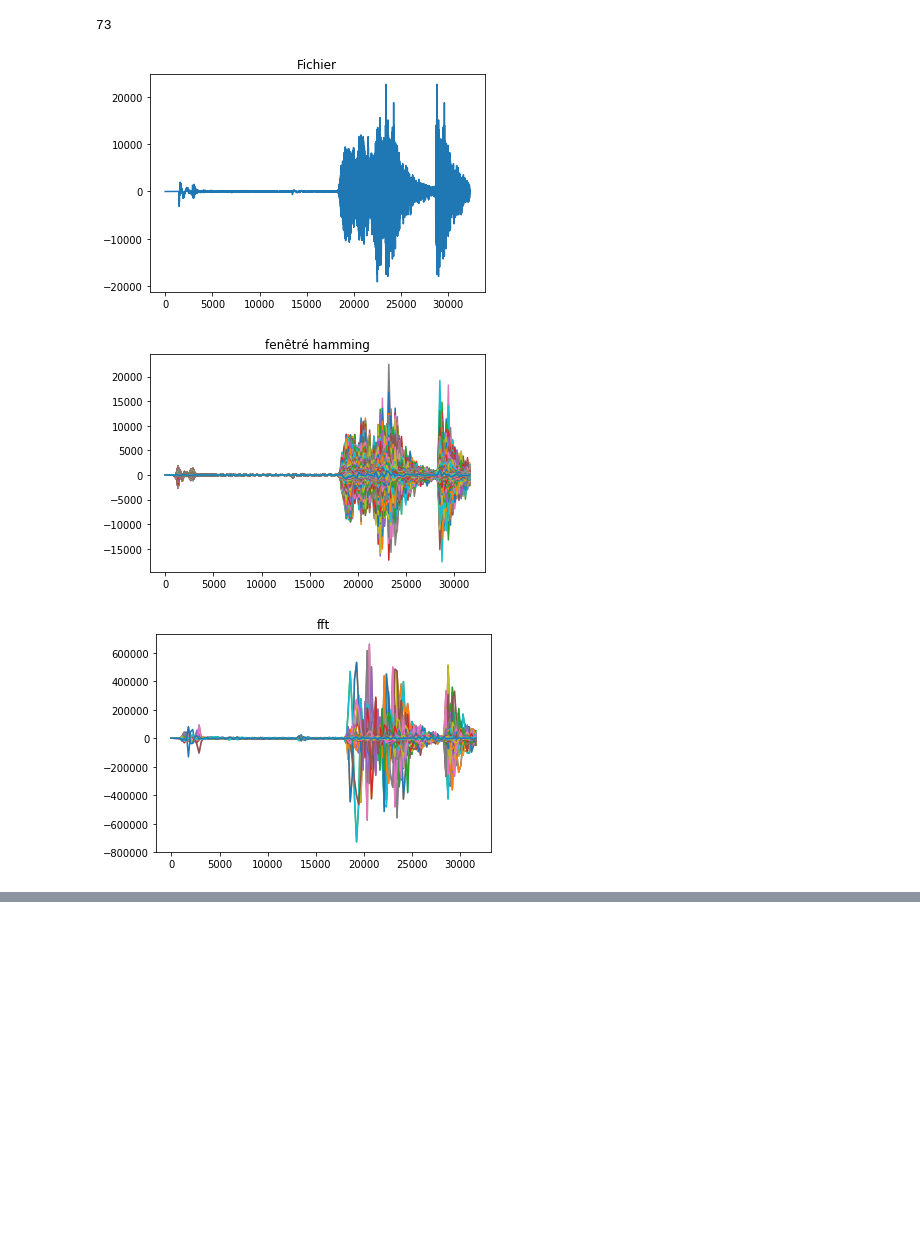
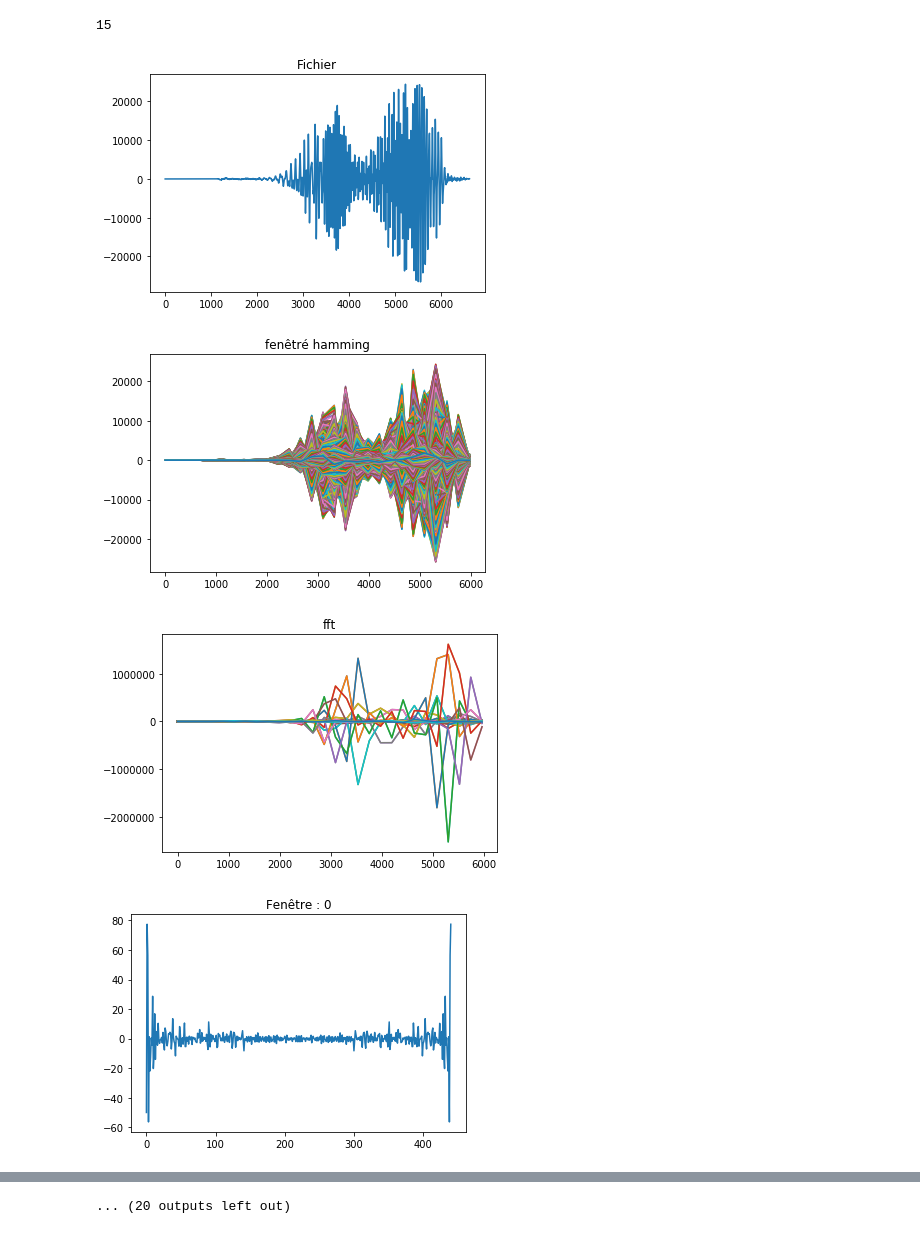
Before and after one commit to Ydeshors/reconnaissance_r2d2, a Jupyter notebook: jupy.ipynb, the cells around one changed output, grey strips where cells are left out. Cells and saved outputs as stored; diff of their text form; code cells hidden in the pictures; blank space fills up the shorter version.

```diff
--- a/jupy.ipynb
+++ b/jupy.ipynb
@@ -51,6 +51,7 @@ def hammi(signal):
 #     print( tSortie)
     n=0
     nDecal = (nTailleFen+1)//2
+#     nDecal = nTailleFen
     while (n*nDecal) < (nSize-nTailleFen):
 #     for n in range (nSize):
         tSortie.append( signal[n*nDecal:n*nDecal +nTailleFen]*fenPure )
@@ -156,35 +157,45 @@ def comparaison(son):
     # if (N % 2 != 0):
     #     N = N - 1
     # NFS = f_echant / facteur
     # RF = NFS / N
     # dft_signal_ss_echant = dft(data[::facteur], len(data) // facteur)
     # dft_signal_ss_echant2 = dft(data2[::facteur], len(data2) // facteur)
     # distance, path = fastdtw(data, data2, dist=euclidean)
     print(distance)
 
 
 # comparaison(data)
-f_echant, data = wread('audiorecordtest2TMP.wav')
+f_echant, data = wread('sound/1.wav')
+# f_echant, data = wread('audiorecordtest2TMP.wav')
 tSignalHamminged = hammi(data)
 # print(tSignalHamminged)
 tSignalFft = tSignalHamminged[:]
 tSignalFft = list(map(np.fft.fft, tSignalFft) )
 
 plt.plot(data)
 plt.title("Fichier")
 plt.show()
 
 # [x * 221 for x in  list(range(0,len(tSignalHamminged)) ) ]
 # plt.plot([item for sublist in tSignalHamminged for item in sublist] )
 plt.plot([x * 221 for x in  list(range(0,len(tSignalHamminged)) ) ], tSignalHamminged)
 plt.title("fenêtré hamming")
 plt.show()
+
+
 plt.plot([x * 221 for x in  list(range(0,len(tSignalFft)) ) ], tSignalFft)
 # plt.plot([item for sublist in tSignalFft for item in sublist] )
 plt.title("fft")
 plt.show()
+
+# plot sur chaque fft, fréquence en abscices db sans log sur ordonnée
+for x in range (len(tSignalFft)):
+    plt.plot(tSignalFft[x])
+    plt.title("Fenêtre : "+ str(x))
+    plt.show()
 # %% [output]
-73
+15
-[figure, old version]
+[figure, new version]
-[figure, old version]
+[figure, new version]
-[figure, old version]
+[figure, new version]
+[figure, added]
@@ -191,3 +209,4 @@ plt.show()
+... (20 outputs left out)
 # %%
 ###### test, ça marche pas comme ça, spectrogram de signal veut une fft pas une successions de fenêtres recouvrantes
 
```
Also changed, not shown: parts of 2 cells of this notebook.
